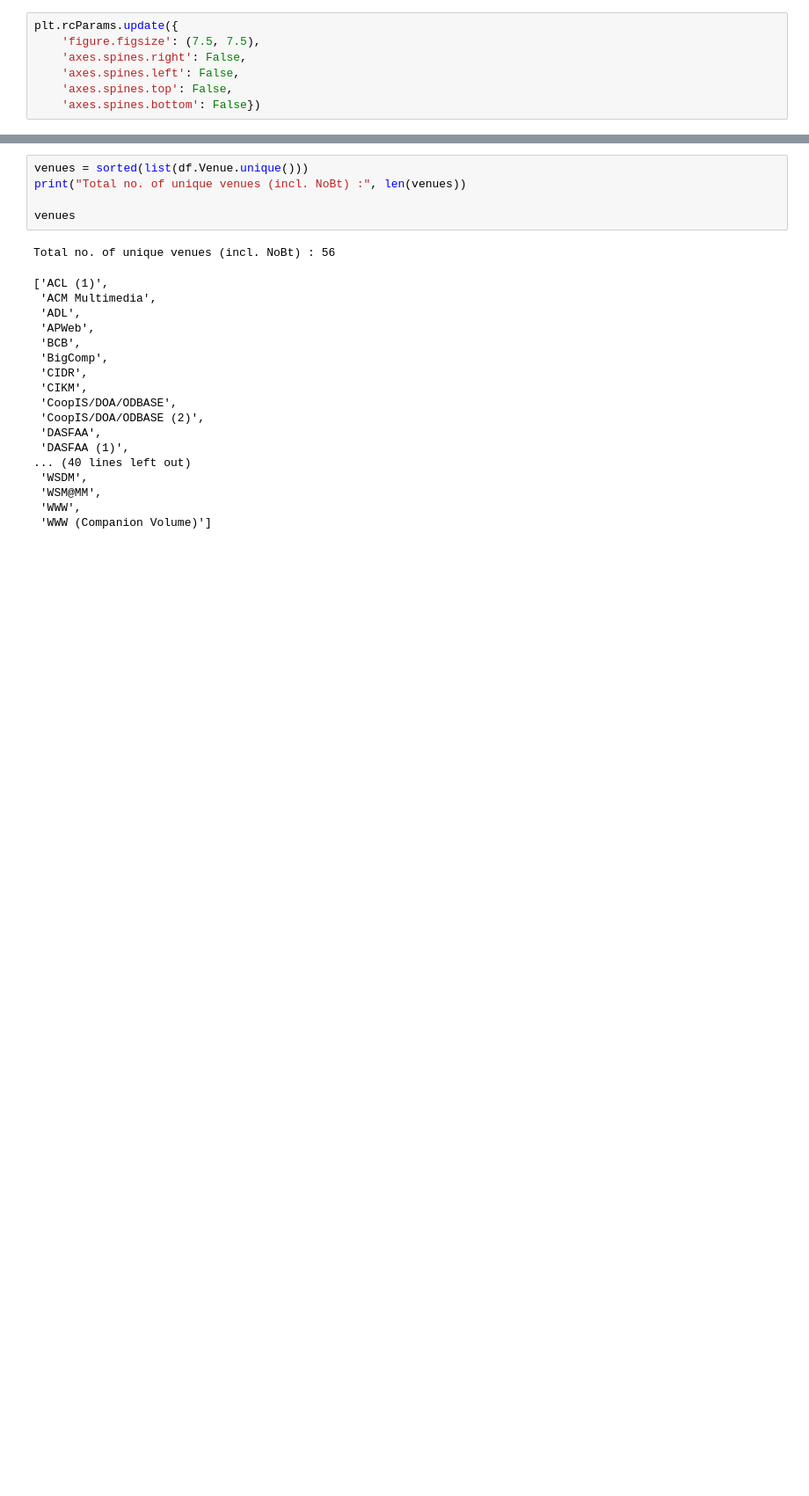
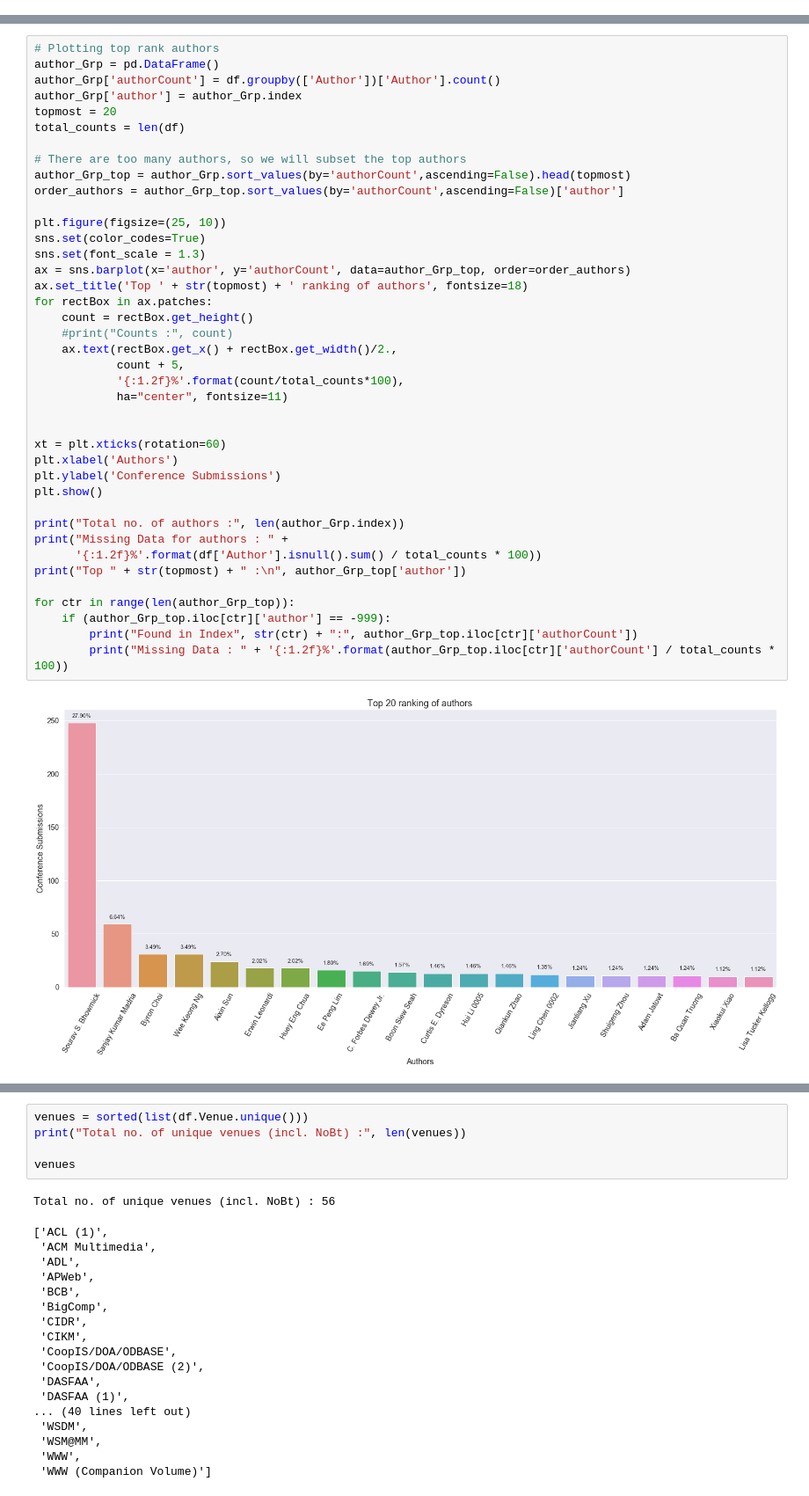
Before and after one commit to samaujs/Network-Science, a Jupyter notebook: xml_preprocessing_conferences.ipynb, the cells around one changed output, grey strips where cells are left out. Shown at 88% size. Cells and saved outputs as stored; diff of their text form; blank space fills up the shorter version.

```diff
--- a/xml_preprocessing_conferences.ipynb
+++ b/xml_preprocessing_conferences.ipynb
@@ -26,10 +27,3 @@ def save_fig(filename, tight_layout=True):
         plt.tight_layout()
 
     plt.savefig(fullpath_filename, format='png', dpi=300)
-# %%
-plt.rcParams.update({
-    'figure.figsize': (7.5, 7.5),
-    'axes.spines.right': False,
-    'axes.spines.left': False,
-    'axes.spines.top': False,
-    'axes.spines.bottom': False})
@@ -57,0 +37,42 @@ df
+# %%
+# Plotting top rank authors
+author_Grp = pd.DataFrame()
+author_Grp['authorCount'] = df.groupby(['Author'])['Author'].count()
+author_Grp['author'] = author_Grp.index
+topmost = 20
+total_counts = len(df)
+
+# There are too many authors, so we will subset the top authors
+author_Grp_top = author_Grp.sort_values(by='authorCount',ascending=False).head(topmost)
+order_authors = author_Grp_top.sort_values(by='authorCount',ascending=False)['author']
+
+plt.figure(figsize=(25, 10))
+sns.set(color_codes=True)
+sns.set(font_scale = 1.3)
+ax = sns.barplot(x='author', y='authorCount', data=author_Grp_top, order=order_authors)
+ax.set_title('Top ' + str(topmost) + ' ranking of authors', fontsize=18)
+for rectBox in ax.patches:
+    count = rectBox.get_height()
+    #print("Counts :", count)
+    ax.text(rectBox.get_x() + rectBox.get_width()/2.,
+            count + 5,
+            '{:1.2f}%'.format(count/total_counts*100),
+            ha="center", fontsize=11)
+
+
+xt = plt.xticks(rotation=60)
+plt.xlabel('Authors')
+plt.ylabel('Conference Submissions')
+plt.show()
+
+print("Total no. of authors :", len(author_Grp.index))
+print("Missing Data for authors : " +
+      '{:1.2f}%'.format(df['Author'].isnull().sum() / total_counts * 100))
+print("Top " + str(topmost) + " :\n", author_Grp_top['author'])
+
+for ctr in range(len(author_Grp_top)):
+    if (author_Grp_top.iloc[ctr]['author'] == -999):
+        print("Found in Index", str(ctr) + ":", author_Grp_top.iloc[ctr]['authorCount'])
+        print("Missing Data : " + '{:1.2f}%'.format(author_Grp_top.iloc[ctr]['authorCount'] / total_counts * 100))
+# %% [output]
+[figure, added]
```
Also changed, not shown: parts of 27 cells of this notebook.
